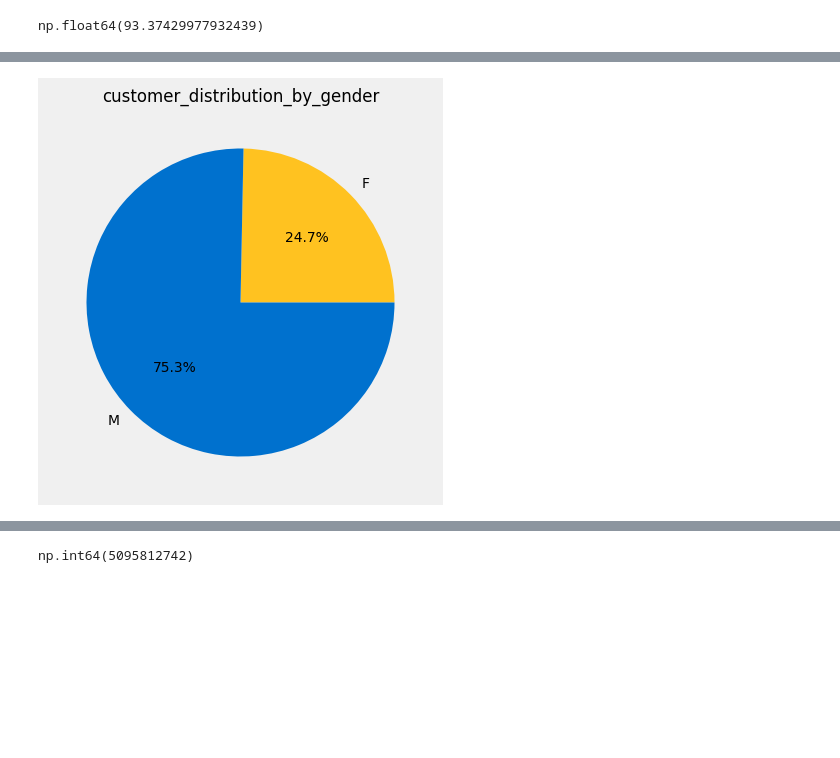
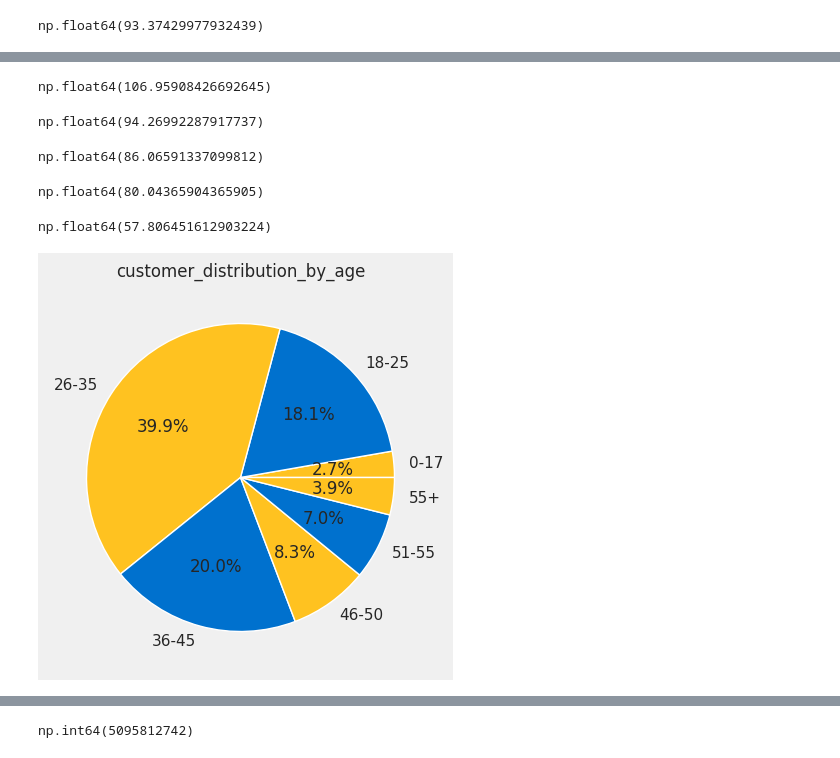
Before and after one commit to RichaGaharwar/Walmart---Confidence-Interval-CLT, a Jupyter notebook: Walmart_Confidence_Interval_&_CLT.ipynb, the cells around one changed output, grey strips where cells are left out. Drawn from its saved outputs; the diff is of its cells as text; code cells hidden in the pictures; blank space fills up the shorter version.

```diff
--- a/Walmart_Confidence_Interval_&_CLT.ipynb
+++ b/Walmart_Confidence_Interval_&_CLT.ipynb
@@ -2114,0 +2071,9 @@ dtype: object
+# %%
+customer_distribution_by_age = walmart['User_ID'].groupby(walmart['Age']).count().reset_index()
+total_0_17_customers = customer_distribution_by_age[customer_distribution_by_age['Age']==0-17]
+total_18_25_customers = customer_distribution_by_age[customer_distribution_by_age['Age']==18-25]
+total_26_35_customers = customer_distribution_by_age[customer_distribution_by_age['Age']==26_35]
+total_36_45_customers = customer_distribution_by_age[customer_distribution_by_age['Age']==36_45]
+total_46_50_customers = customer_distribution_by_age[customer_distribution_by_age['Age']==46_50]
+total_51_55_customers = customer_distribution_by_age[customer_distribution_by_age['Age']==51_55]
+total_55_customers = customer_distribution_by_age[customer_distribution_by_age['Age']== '55+']
@@ -2136,9 +2131,44 @@ np.float64(98.0494674556213)
+# %%
+total_26_35_customers = customer_distribution_by_age[customer_distribution_by_age['Age']=='26-35']
+unique_26_35_customers = unique_customers[unique_customers['Age']=='26-35']
+avg_purchage_26_35_customers = total_26_35_customers['User_ID'].iloc[0] / unique_26_35_customers['User_ID'].iloc[0]
+avg_purchage_26_35_customers
+# %% [output]
+np.float64(106.95908426692645)
+# %%
+total_36_45_customers = customer_distribution_by_age[customer_distribution_by_age['Age']=='36-45']
+unique_36_45_customers = unique_customers[unique_customers['Age']=='36-45']
+avg_purchage_36_45_customers = total_36_45_customers['User_ID'].iloc[0] / unique_36_45_customers['User_ID'].iloc[0]
+avg_purchage_36_45_customers
+# %% [output]
+np.float64(94.26992287917737)
+# %%
+total_46_50_customers = customer_distribution_by_age[customer_distribution_by_age['Age']=='46-50']
+unique_46_50_customers = unique_customers[unique_customers['Age']=='46-50']
+avg_purchage_46_50_customers = total_46_50_customers['User_ID'].iloc[0] / unique_46_50_customers['User_ID'].iloc[0]
+avg_purchage_46_50_customers
+# %% [output]
+np.float64(86.06591337099812)
+# %%
+total_51_55_customers = customer_distribution_by_age[customer_distribution_by_age['Age']=='51-55']
+unique_51_55_customers = unique_customers[unique_customers['Age']=='51-55']
+avg_purchage_51_55_customers = total_51_55_customers['User_ID'].iloc[0] / unique_51_55_customers['User_ID'].iloc[0]
+avg_purchage_51_55_customers
+# %% [output]
+np.float64(80.04365904365905)
+# %%
+total_55_customers = customer_distribution_by_age[customer_distribution_by_age['Age']=='55+']
+unique_55_customers = unique_customers[unique_customers['Age']=='55+']
+avg_purchage_55_customers = total_55_customers['User_ID'].iloc[0] / unique_55_customers['User_ID'].iloc[0]
+avg_purchage_55_customers
+# %% [output]
+np.float64(57.806451612903224)
 # %%
 plt.figure(figsize=(10,5), facecolor='#F0F0F0')
-plt.pie(x=customer_distribution_by_gender['User_ID'], labels=customer_distribution_by_gender['Gender'], colors=['#FFC220', '#0071CE'], autopct='%1.1f%%')
-plt.title('customer_distribution_by_gender')
+plt.pie(x=customer_distribution_by_age['User_ID'], labels=customer_distribution_by_age['Age'], colors=['#FFC220', '#0071CE'], autopct='%1.1f%%')
+plt.title('customer_distribution_by_age')
 plt.show()
 # %% [output]
-[figure, old version]
+[figure, new version]
 # %%
 plt.figure(figsize=(10,5), facecolor='#F0F0F0')
```
Also changed, not shown: parts of 52 cells of this notebook.
